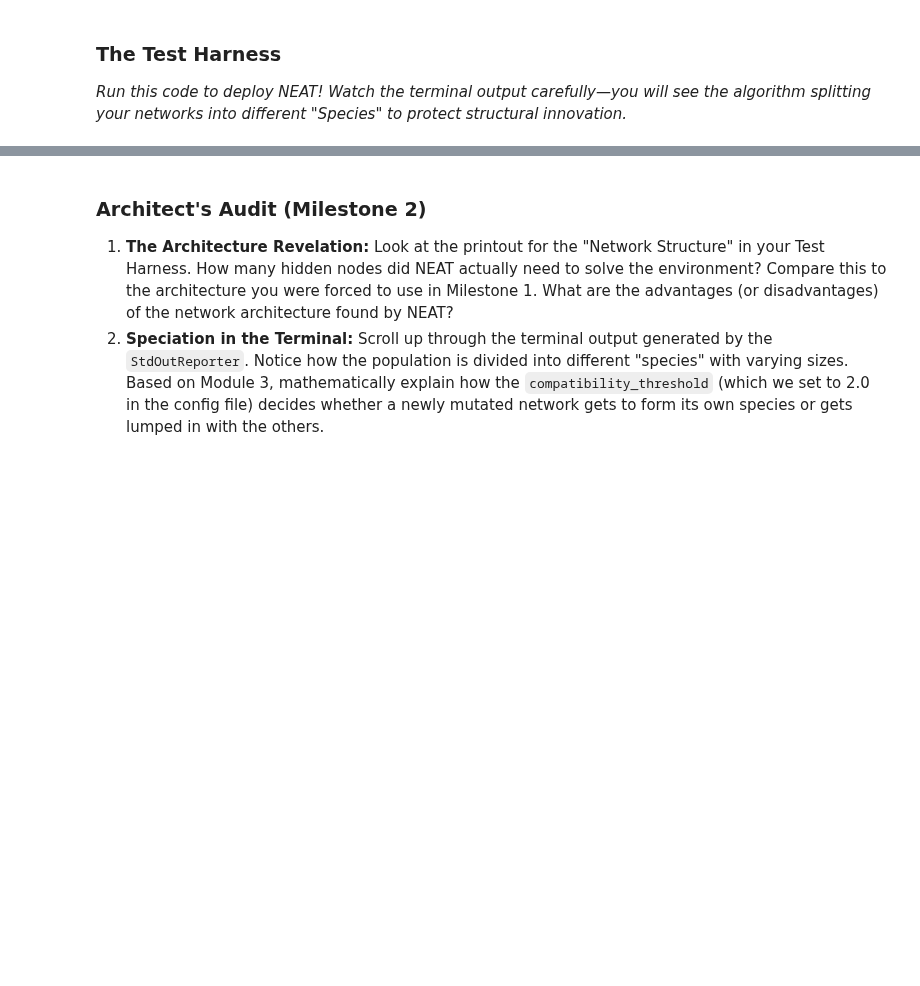
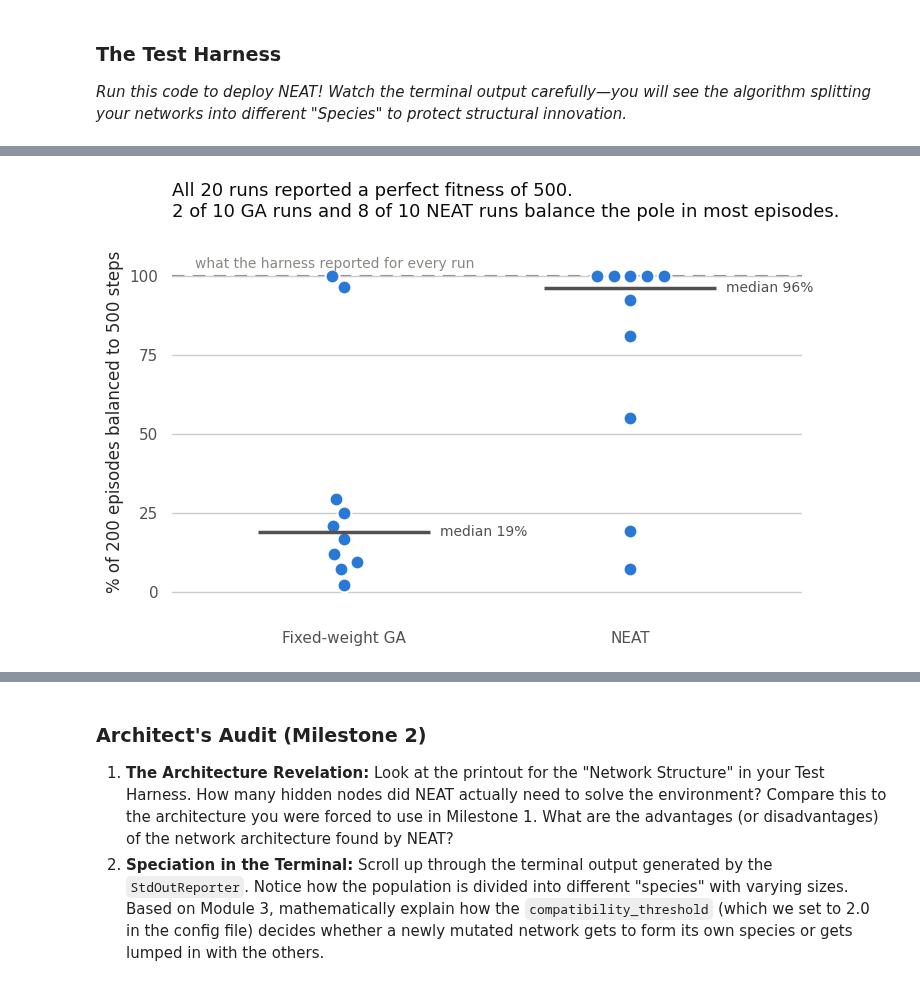
Before and after one commit to geraldmc/unified-labs, a Jupyter notebook: the_genetic_programmer/Assignment-2.ipynb, the cells around one changed output, grey strips where cells are left out. Cells and saved outputs as stored; diff of their text form; code cells hidden in the pictures; blank space fills up the shorter version.

Commit message:
add plot to Milestone 2 code

```diff
--- a/the_genetic_programmer/Assignment-2.ipynb
+++ b/the_genetic_programmer/Assignment-2.ipynb
@@ -899,0 +935,97 @@ print(f"NEAT     : median {statistics.median(_n):.0f}%  range {min(_n):.0f}-{max
+# %%
+# =====================================================================
+# The sweep as a picture.
+# =====================================================================
+import pandas as pd
+import seaborn as sns
+import matplotlib.pyplot as plt
+
+# Ink tokens. Text and annotation never wear the series colour.
+SERIES   = "#2a78d6"    # single categorical hue; x position carries identity
+INK      = "#0b0b0b"
+INK_2    = "#52514e"
+INK_MUTE = "#898781"
+
+
+def plot_run_comparison(ga_rows, neat_rows, threshold=50, ax=None):
+    """One dot per run: what the harness promised against what the run delivers.
+
+    Both sweeps report harness fitness 500 on every run, so the harness
+    contributes a single flat line and the entire story is the vertical
+    spread underneath it.
+
+    Two decisions worth stating. The y axis is success rate rather than
+    mean steps because the episode scores are bimodal -- Milestone 1
+    already established that the mean lands in the empty gap between the
+    clumps and describes no episode that happened. And every run is drawn;
+    at ten per group a box plot would hide the shape behind a summary of
+    ten numbers, which is the same mistake the harness makes.
+
+    The dots are one hue. The two groups are already separated on the x
+    axis, so colouring them differently would spend the identity channel
+    re-encoding what position shows.
+
+    Args:
+        ga_rows:   rows from audit_ga_sweep(), each with a 'rate' key.
+        neat_rows: rows from audit_sweep().
+        threshold: success rate counted as "works", for the title's tally.
+        ax:        existing axis; a new figure is made when None.
+
+    Returns:
+        The axis.
+    """
+    sns.set_theme(style="whitegrid", context="notebook")
+
+    df = pd.DataFrame(
+        [{"algorithm": "Fixed-weight GA", "rate": r["rate"]} for r in ga_rows]
+        + [{"algorithm": "NEAT", "rate": r["rate"]} for r in neat_rows]
+    )
+    order = ["Fixed-weight GA", "NEAT"]
+
+    if ax is None:
+        _, ax = plt.subplots(figsize=(7.5, 5))
+
+    # swarm, not strip: at n=10 the points can be placed without random
+    # jitter and without occluding each other, so every run stays countable.
+    sns.swarmplot(data=df, x="algorithm", y="rate", order=order, ax=ax,
+                  color=SERIES, size=10, linewidth=1.5, edgecolor="white")
+
+    # The harness line. Drawn in muted ink because it is the claim being
+    # argued against, not a series.
+    ax.axhline(100, color=INK_MUTE, linestyle=(0, (6, 4)), linewidth=1.5, zorder=0)
+    ax.text(-0.52, 101.5, "what the harness reported for every run",
+            color=INK_MUTE, fontsize=10, va="bottom", ha="left")
+
+    # Median per group, direct-labelled. No error bars: n=10 is the data.
+    for i, name in enumerate(order):
+        med = df.loc[df["algorithm"] == name, "rate"].median()
+        ax.plot([i - 0.30, i + 0.30], [med, med], color=INK_2, linewidth=2.5,
+                solid_capstyle="butt", zorder=5)
+        # Label at the rule's right end. Above or below the rule collides
+        # with the swarm; the swarm never reaches past +/-0.2 of the tick.
+        ax.annotate(f"median {med:.0f}%", xy=(i + 0.32, med),
+                    xytext=(3, 0), textcoords="offset points",
+                    color=INK_2, fontsize=10, ha="left", va="center")
+
+    n_ga = sum(1 for r in ga_rows if r["rate"] > threshold)
+    n_ne = sum(1 for r in neat_rows if r["rate"] > threshold)
+    ax.set_title(
+        f"All {len(df)} runs reported a perfect fitness of 500.\n"
+        f"{n_ga} of {len(ga_rows)} GA runs and {n_ne} of {len(neat_rows)} NEAT runs "
+        f"balance the pole in most episodes.",
+        fontsize=13, loc="left", color=INK)
+    ax.set_xlabel("")
+    ax.set_ylabel("% of 200 episodes balanced to 500 steps")
+    ax.set_xlim(-0.6, 1.6)
+    ax.set_ylim(-8, 116)
+    ax.set_yticks([0, 25, 50, 75, 100])
+    ax.tick_params(colors=INK_2)
+    sns.despine(ax=ax, left=True, bottom=True)
+    return ax
+
+
+plot_run_comparison(_ga_rows, _neat_rows)
+plt.tight_layout()
+plt.show()
+# %% [output]
+[figure, added]
```
Also changed, not shown: parts of 7 cells of this notebook.
